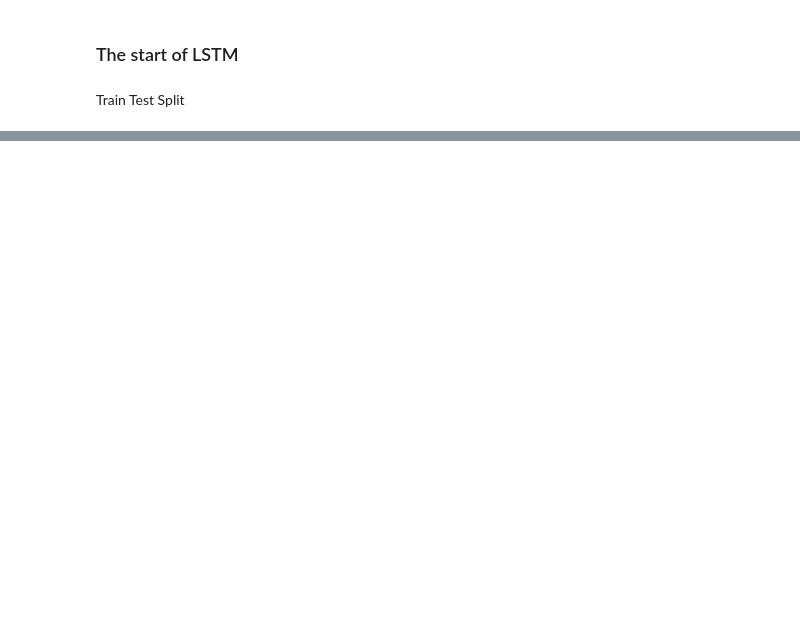
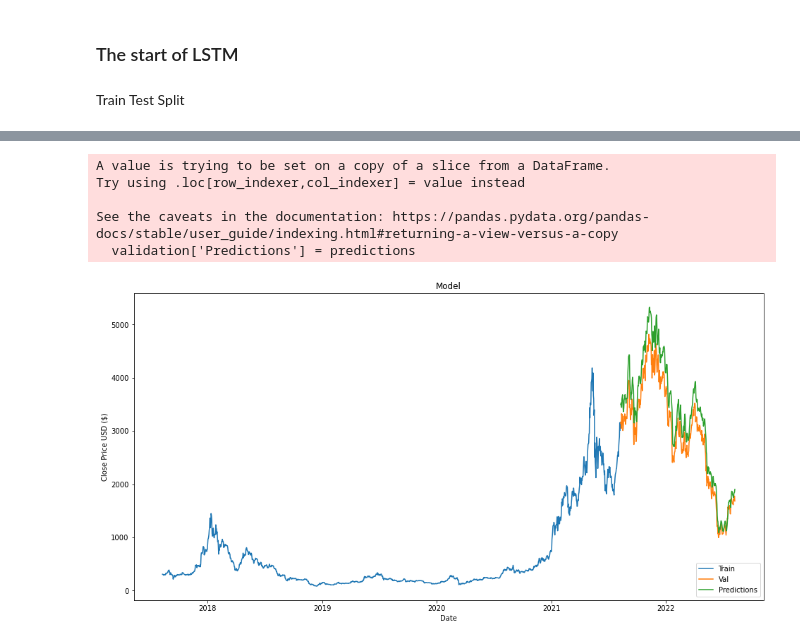
Before and after one commit to ValverdeDaniel/CryptoMachineLearning, a Jupyter notebook: Danny/crypto_LSTM2.ipynb, the cells around one changed output, grey strips where cells are left out. Saved outputs shown, nothing was run; the diff lists cells and outputs as text; code cells hidden in the pictures; blank space fills up the shorter version.

Commit message:
lstm2

```diff
--- a/Danny/crypto_LSTM2.ipynb
+++ b/Danny/crypto_LSTM2.ipynb
@@ -699,0 +332,11 @@ y_test2 = sc.inverse_transform(y_hat)
+# %%
+test_data = scaled_data[training_data_len-60: , : ]
+x_test = []
+y_test = values[training_data_len:]
+
+for i in range(60, len(test_data)):
+    x_test.append(test_data[i-60:i, 0])
+
+x_test = np.array(x_test)
+x_test = np.reshape(x_test, (x_test.shape[0], x_test.shape[1], 1))
+print(x_test)
@@ -699,0 +361,7 @@ y_test2 = sc.inverse_transform(y_hat)
+# %%
+model = keras.Sequential()
+model.add(keras.layers.LSTM(100, return_sequences=True, input_shape=(x_train.shape[1], 1)))
+model.add(keras.layers.LSTM(100, return_sequences=False))
+model.add(keras.layers.Dense(25))
+model.add(keras.layers.Dense(1))
+model.summary()
@@ -699,0 +386,3 @@ y_test2 = sc.inverse_transform(y_hat)
+# %%
+model.compile(optimizer='adam', loss='mean_squared_error')
+model.fit(x_train, y_train, batch_size= 1, epochs=3)
@@ -699,0 +397,5 @@ y_test2 = sc.inverse_transform(y_hat)
+# %%
+predictions = model.predict(x_test)
+predictions = scaler.inverse_transform(predictions)
+rmse = np.sqrt(np.mean(predictions - y_test)**2)
+rmse
@@ -699,0 +405,20 @@ y_test2 = sc.inverse_transform(y_hat)
+# %%
+data = mydf.filter(['ethereum'])
+train = data[:training_data_len]
+validation = data[training_data_len:]
+validation['Predictions'] = predictions
+plt.figure(figsize=(16,8))
+plt.title('Model')
+plt.xlabel('Date')
+plt.ylabel('Close Price USD ($)')
+plt.plot(train)
+plt.plot(validation[['ethereum', 'Predictions']])
+plt.legend(['Train', 'Val', 'Predictions'], loc='lower right')
+plt.show()
+# %% [output]
+A value is trying to be set on a copy of a slice from a DataFrame.
+Try using .loc[row_indexer,col_indexer] = value instead
+
+See the caveats in the documentation: https://pandas.pydata.org/pandas-docs/stable/user_guide/indexing.html#returning-a-view-versus-a-copy
+  validation['Predictions'] = predictions
+[figure, added]
```
Also changed, not shown: parts of 32 cells of this notebook.
